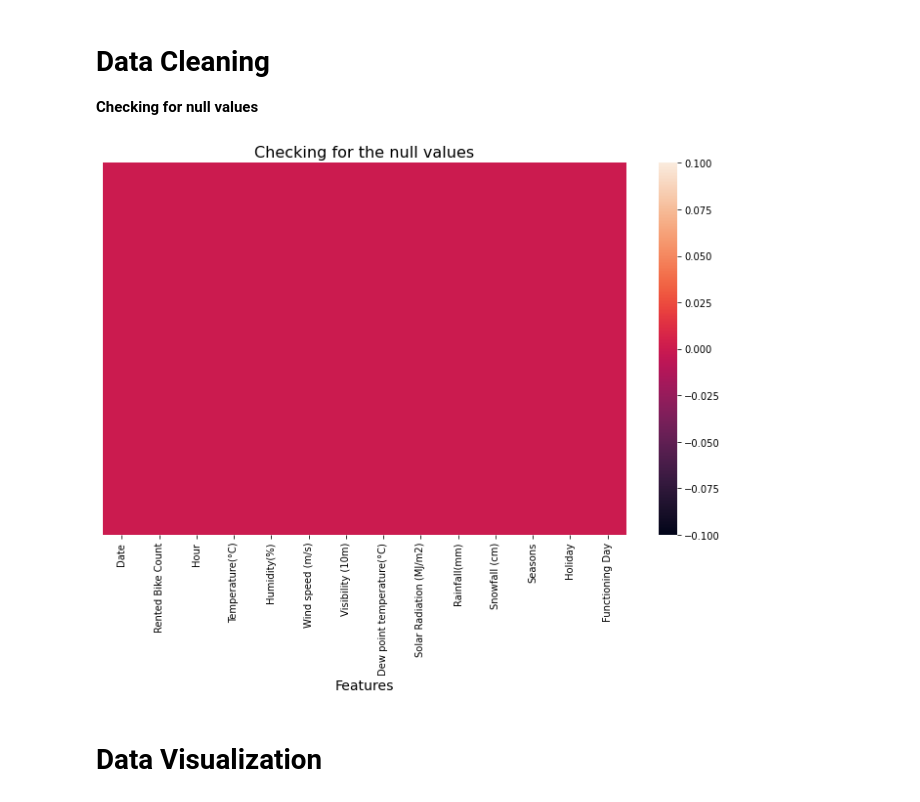
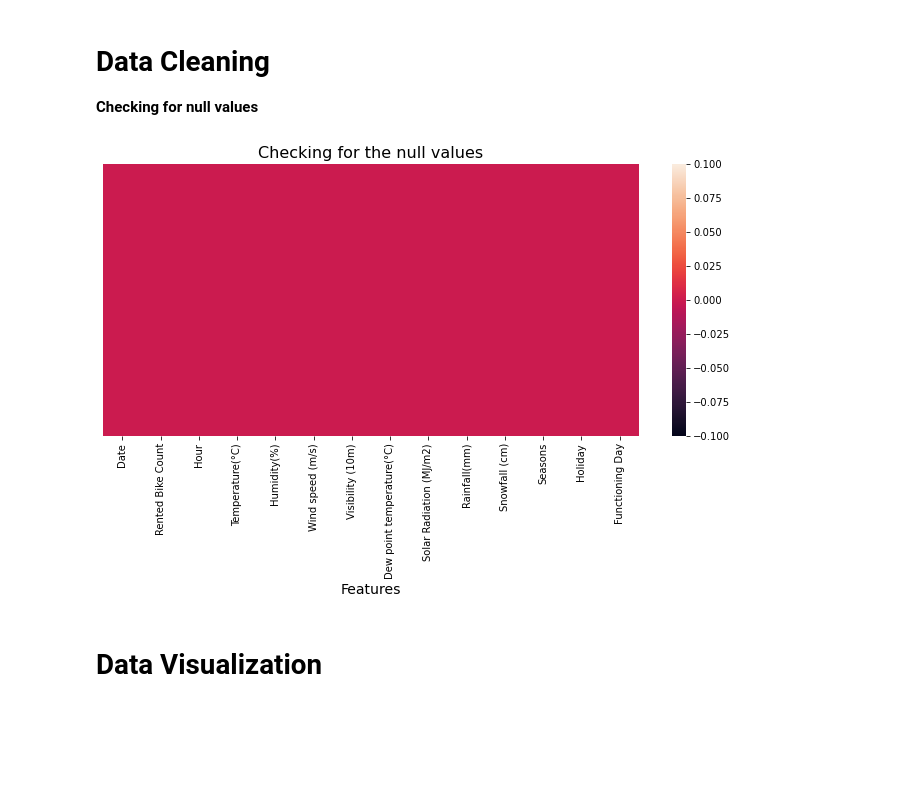
Before and after one commit to Narayan718/bike-rental-prediction, a Jupyter notebook: Bike_rental_prediction.ipynb, the cells around one changed output. Cells and saved outputs as stored; diff of their text form; code cells hidden in the pictures; blank space fills up the shorter version.

Commit message:
Supervised learning regession model

```diff
--- a/Bike_rental_prediction.ipynb
+++ b/Bike_rental_prediction.ipynb
@@ -47,7 +50,10 @@ from statsmodels.stats.outliers_influence import variance_inflation_factor
 **Loading the dataset**
 # %%
 #importing the dataset
-data = pd.read_csv("/content/drive/MyDrive/Capstone/Machine Learning/Data/Supervised/Regression/SeoulBikeData.csv", encoding='ISO-8859-1')
+#data = pd.read_csv("/content/drive/MyDrive/Capstone/Machine Learning/Data/Supervised/
+#Regression/SeoulBikeData.csv", encoding='ISO-8859-1')
+
+data = pd.read_csv('SeoulBikeData.csv', encoding='ISO-8859-1')
 data.head()
 # %% [output]
 |  | Date | Rented Bike Count | Hour | Temperature(°C) | Humidity(%) | Wind speed (m/s) | Visibility (10m) | ... |
@@ -128,13 +134,13 @@ memory usage: 958.2+ KB
 **Checking for null values**
 # %%
 #visualization of NaN values
-plt.figure(figsize=(12,7))
+plt.figure(figsize=(12,5))
 sns.heatmap(data.isnull(), yticklabels=False)
 plt.title('Checking for the null values', size=16)
 plt.xlabel('Features', size=14)
 plt.show()
 # %% [output]
-[figure, old version]
+[figure, new version]
 # %% [markdown]
 # **Data Visualization**
 # %%
```
Also changed, not shown: parts of 96 cells of this notebook.
